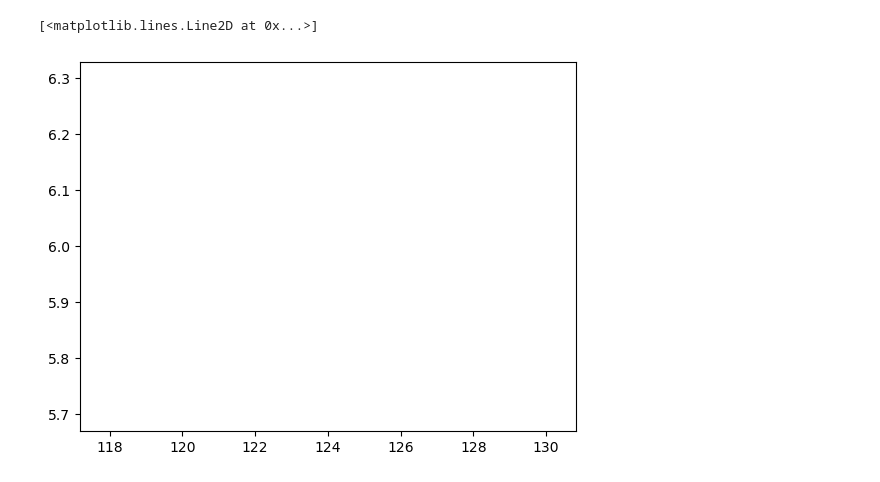
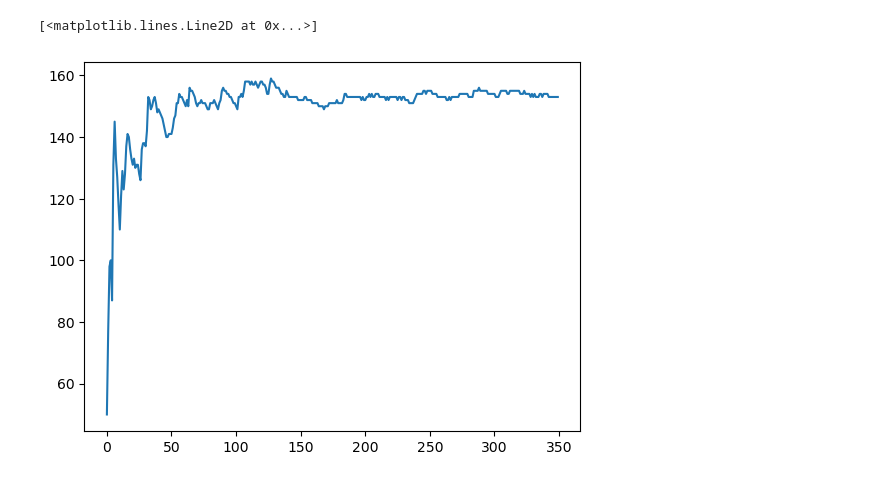
Before and after one commit to rullo16/DRLAtari, a Jupyter notebook: DQN_family_Algorithms/DQN_Training.ipynb, the cells around one changed output. Cells and saved outputs as stored; diff of their text form; code cells hidden in the pictures.

```diff
--- a/DQN_family_Algorithms/DQN_Training.ipynb
+++ b/DQN_family_Algorithms/DQN_Training.ipynb
@@ -17,15 +17,18 @@ gamma = 0.99 #Discount factor
 frame_counter = 0
 episode_counter=0
 update_target_net = 50
-episode_reward_history = 0
+total_rewards = 0
 plot_reward = []
 #Initialize Wandb with the name of the observation.
 #wandb.init(name="DQNAgent_SpaceInvaders_Prova",project="deep_rl")
 # %%
-env = gym.make("ALE/SpaceInvaders-v5")
+env = gym.make("ALE/SpaceInvaders-v5", render_mode="rgb_array")
 env = gym.wrappers.AtariPreprocessing(env, frame_skip=1) #Frame preprocessing, resize frame to 84x84, following "Play Atari with DeepRL"
 env = gym.wrappers.FrameStack(env,4) #Stack frames into groups of 4
-env = gym.wrappers.RecordEpisodeStatistics(env, deque_size=5) #Returns episode length and reward
+env = gym.wrappers.RecordVideo(env,video_folder="./videos/", episode_trigger=lambda x: x==0,name_prefix="DQNAgent_SpaceInvaders_eps0")
+env = gym.wrappers.RecordVideo(env,video_folder="./videos/", episode_trigger=lambda x: x==n_episodes//2,name_prefix="DQNAgent_SpaceInvaders_eps275")
+env = gym.wrappers.RecordVideo(env,video_folder="./videos/", episode_trigger=lambda x: x==n_episodes-1,name_prefix="DQNAgent_SpaceInvaders_eps349")
+# env = gym.wrappers.RecordEpisodeStatistics(env, deque_size=5) #Returns episode length and reward
 # %%
 agent = DQNAgent(env.action_space.n,lr,gamma, eps_decay)
 # agent = DoubleDQNAgent(env.action_space.n,lr,gamma, eps_decay)
@@ -34,8 +37,8 @@ agent = DQNAgent(env.action_space.n,lr,gamma, eps_decay)
 # %%
 for _ in range(n_episodes):
     episode_reward = 0
-    done = False
-    obs,_ = env.reset()
+    done= False
+    obs, _ = env.reset()
 
     while not done:
         action = agent.action_selection(obs,frame_counter)
@@ -59,9 +62,9 @@ for _ in range(n_episodes):
 
     #Counter the total reward overtime and the number of episodes
     episode_counter += 1
-    episode_reward_history += episode_reward
+    total_rewards += episode_reward
     #Average of the rewards over episodes
-    avg_reward = episode_reward_history // episode_counter
+    avg_reward = total_rewards // episode_counter
     plot_reward.append(avg_reward)
 
     #Save the model every 100 episodes
@@ -99,5 +122,5 @@ KeyboardInterrupt:
 # %%
-plt.plot(plot_reward,episode_counter)
+plt.plot(plot_reward)
 # %% [output]
 [<matplotlib.lines.Line2D at 0x...>]
-[figure, old version]
+[figure, new version]
```
Also changed, not shown: parts of 1 cell of this notebook, 5 other files.
